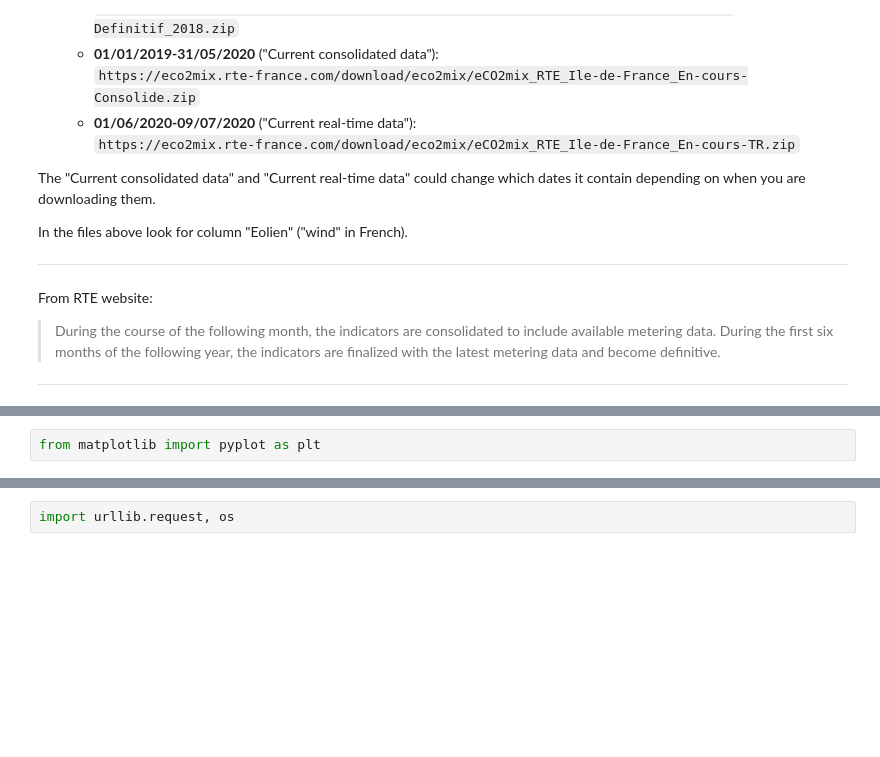
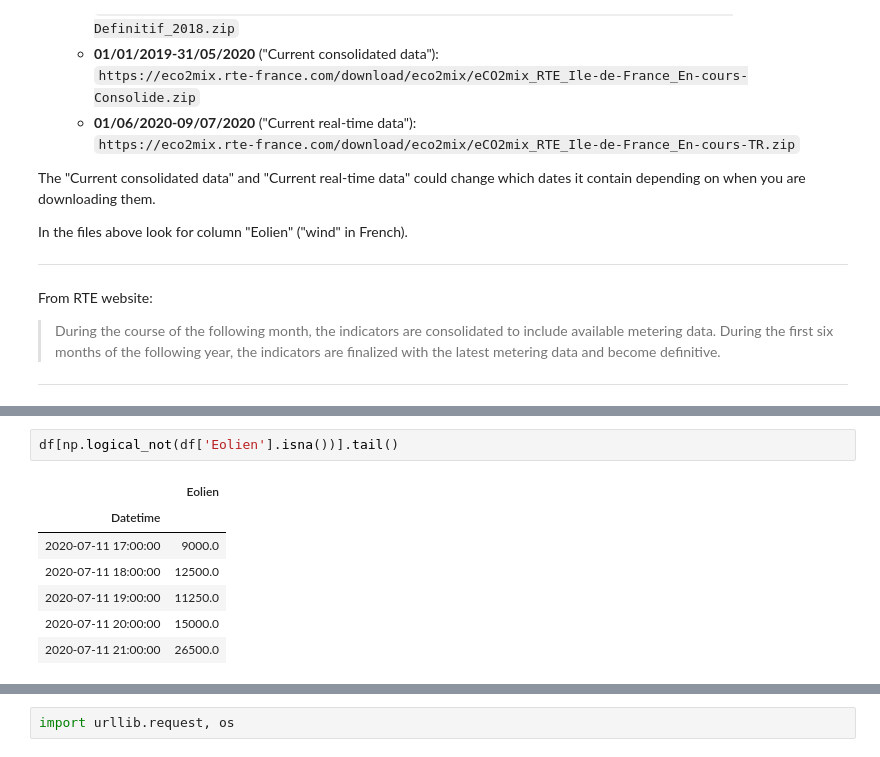
Before and after one commit to mshagirov/datathon2020, a Jupyter notebook: P003/Introduction.ipynb, the cells around one changed output, grey strips where cells are left out. Drawn from its saved outputs; the diff is of its cells as text; blank space fills up the shorter version.

```diff
--- a/P003/Introduction.ipynb
+++ b/P003/Introduction.ipynb
@@ -183,3 +202,11 @@ Datetime
 Name: Eolien, dtype: float64
-# %%
-from matplotlib import pyplot as plt
+# %%
+df[np.logical_not(df['Eolien'].isna())].tail()
+# %% [output]
+|  | Eolien |
+| Datetime |  |
+| 2020-07-11 17:00:00 | 9000.0 |
+| 2020-07-11 18:00:00 | 12500.0 |
+| 2020-07-11 19:00:00 | 11250.0 |
+| 2020-07-11 20:00:00 | 15000.0 |
+| 2020-07-11 21:00:00 | 26500.0 |
```
Also changed, not shown: parts of 21 cells of this notebook, 1 other file.
